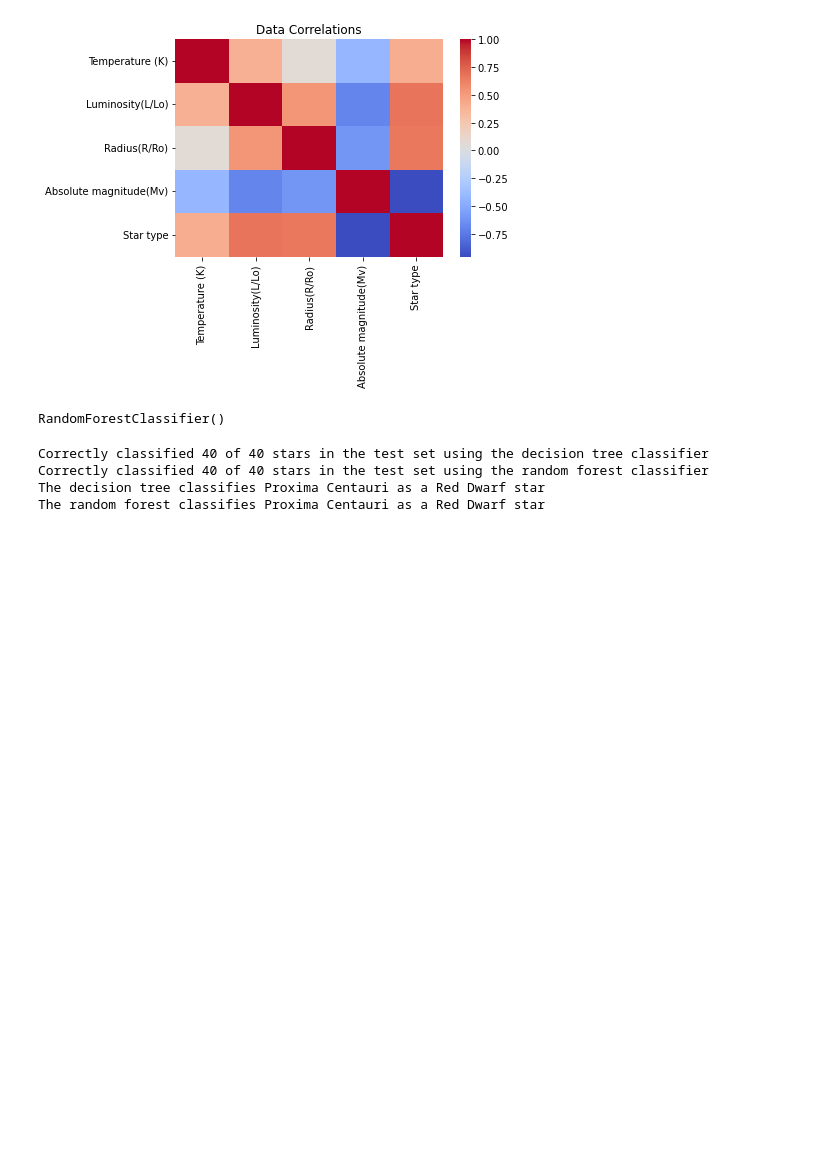
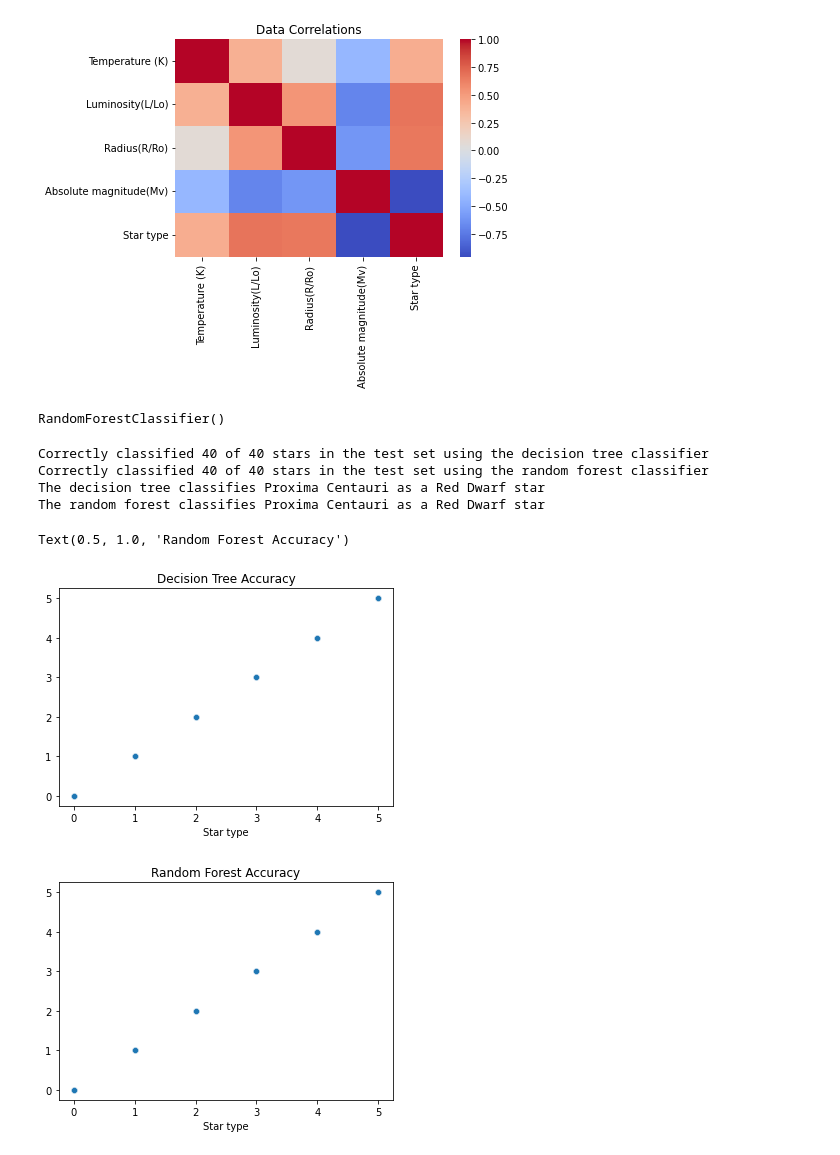
Before and after one commit to vhorvath2010/stellar-classifiers, a Jupyter notebook: dt_rf_classification.ipynb, the cells around one changed output. Drawn from its saved outputs; the diff is of its cells as text; code cells hidden in the pictures; blank space fills up the shorter version.

Commit message:
added accuracy graphs

```diff
--- a/dt_rf_classification.ipynb
+++ b/dt_rf_classification.ipynb
@@ -42,15 +42,26 @@ RandomForestClassifier()
 # %%
 # Test accuracy on testing data
 test_y_hat_dt = dt.predict(test_X)
 test_y_hat_rf = rf.predict(test_X)
 
 print("Correctly classified", np.sum(test_Y == test_y_hat_dt), "of", len(test_Y), "stars in the test set using the decision tree classifier")
 print("Correctly classified", np.sum(test_Y == test_y_hat_rf), "of", len(test_Y), "stars in the test set using the random forest classifier")
 types = ["Red Dwarf", "Brown Dwarf", "White Dwarf", "Main Sequence", "SuperGiants", "HyperGiants"]
 print("The decision tree classifies Proxima Centauri as a", types[dt.predict([[3042, 0.0017, 0.1542, 15.60]])[0]], "star")
 print("The random forest classifies Proxima Centauri as a", types[rf.predict([[3042, 0.0017, 0.1542, 15.60]])[0]], "star")
+
+# Print plot of predicted vs actual
+plt.figure()
+sns.scatterplot(test_Y, test_y_hat_dt)
+plt.title("Decision Tree Accuracy (predicted over actual)")
+plt.figure()
+sns.scatterplot(test_Y, test_y_hat_rf)
+plt.title("Random Forest Accuracy (predicted over actual)")
 # %% [output]
 Correctly classified 40 of 40 stars in the test set using the decision tree classifier
 Correctly classified 40 of 40 stars in the test set using the random forest classifier
 The decision tree classifies Proxima Centauri as a Red Dwarf star
 The random forest classifies Proxima Centauri as a Red Dwarf star
+Text(0.5, 1.0, 'Random Forest Accuracy')
+[figure, added]
+[figure, added]
```
